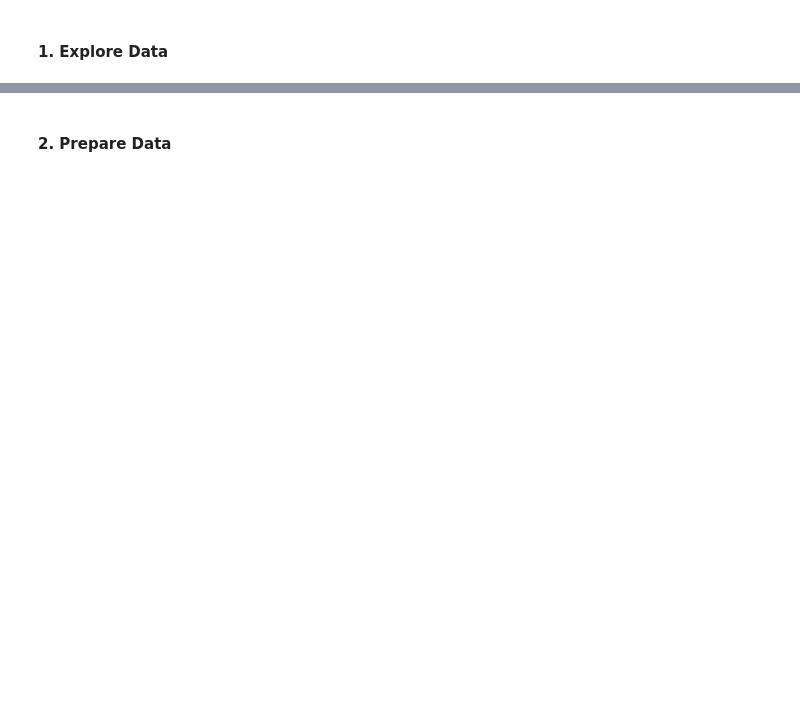
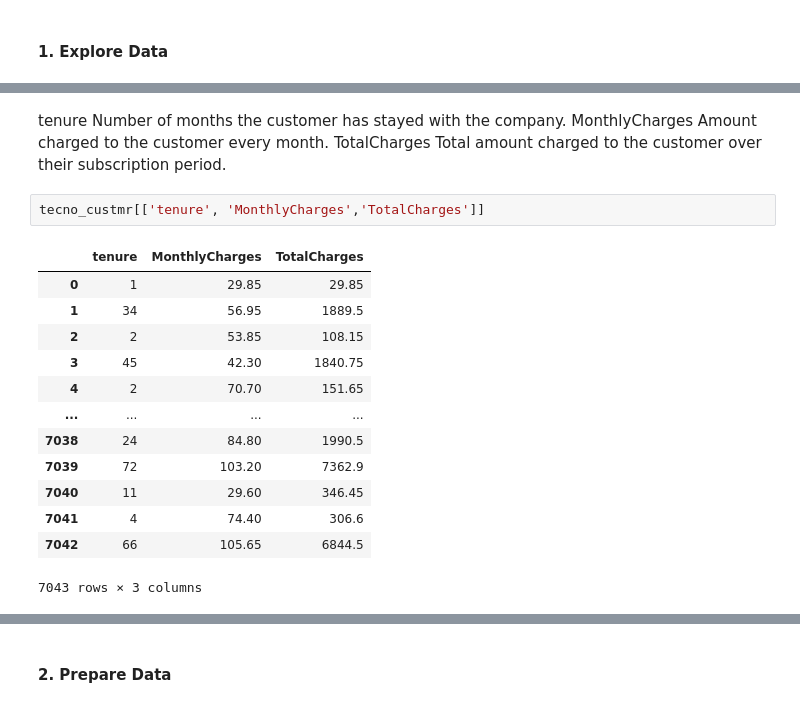
Before and after one commit to ky211-sketch/AIBuilders_Data_Analysis, a Jupyter notebook: hands-on-project/tecno_Customer_churn_regression.ipynb, the cells around one changed output, grey strips where cells are left out. Drawn from its saved outputs; the diff is of its cells as text; blank space fills up the shorter version.

```diff
--- a/hands-on-project/tecno_Customer_churn_regression.ipynb
+++ b/hands-on-project/tecno_Customer_churn_regression.ipynb
@@ -25,4 +25,24 @@ telco_custmr.head()
 | 3 | 7795-CFOCW | Male | 0 | No | No | 45 | No | No phone service | ... |
 | 4 | 9237-HQITU | Female | 0 | No | No | 2 | Yes | No | ... |
 5 rows × 21 columns
+# %% [markdown]
+tenure	Number of months the customer has stayed with the company.
+MonthlyCharges	Amount charged to the customer every month.
+TotalCharges	Total amount charged to the customer over their subscription period.
+# %%
+tecno_custmr[['tenure', 'MonthlyCharges','TotalCharges']]
+# %% [output]
+|  | tenure | MonthlyCharges | TotalCharges |
+| 0 | 1 | 29.85 | 29.85 |
+| 1 | 34 | 56.95 | 1889.5 |
+| 2 | 2 | 53.85 | 108.15 |
+| 3 | 45 | 42.30 | 1840.75 |
+| 4 | 2 | 70.70 | 151.65 |
+| ... | ... | ... | ... |
+| 7038 | 24 | 84.80 | 1990.5 |
+| 7039 | 72 | 103.20 | 7362.9 |
+| 7040 | 11 | 29.60 | 346.45 |
+| 7041 | 4 | 74.40 | 306.6 |
+| 7042 | 66 | 105.65 | 6844.5 |
+7043 rows × 3 columns
 # %%
```
Also changed, not shown: parts of 44 cells of this notebook, 6 other files.
